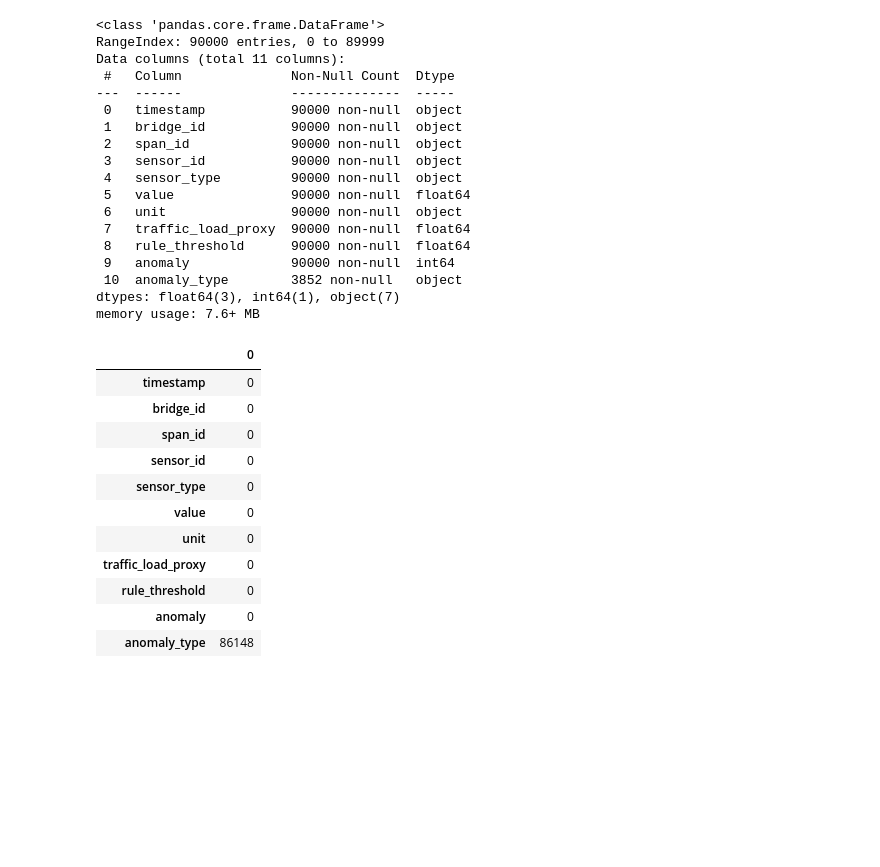
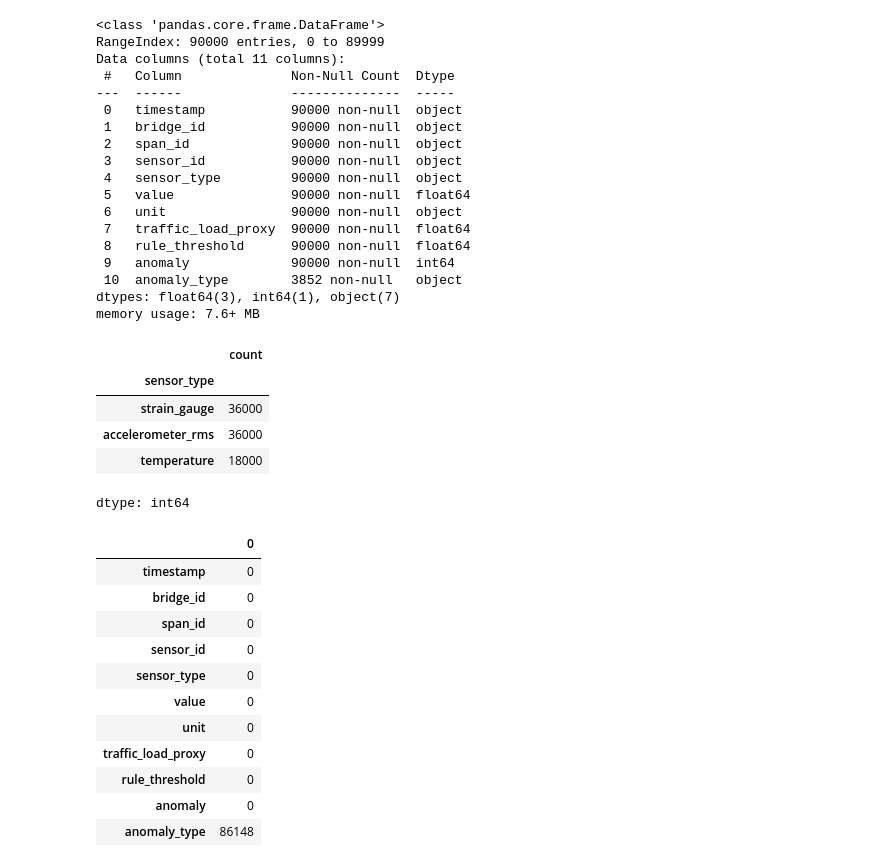
Before and after one commit to TipsyPanda/ComplexBridges, a Jupyter notebook: BridgeDataCleaning.ipynb, the cells around one changed output. Cells and saved outputs as stored; diff of their text form; code cells hidden in the pictures; blank space fills up the shorter version.

```diff
--- a/BridgeDataCleaning.ipynb
+++ b/BridgeDataCleaning.ipynb
@@ -32,25 +32,32 @@ bridgeData.head()
 | 4 | 2025-10-10T12:00:00 | BRIDGE_A01 | SPAN_2 | TMP_201 | temperature | 21.884280 | C | 0.5 | ... |
 # %%
 bridgeData.info()
+bridgeData['sensor_type'].value_counts()
 # %% [output]
 <class 'pandas.core.frame.DataFrame'>
 RangeIndex: 90000 entries, 0 to 89999
 Data columns (total 11 columns):
  #   Column              Non-Null Count  Dtype
 ---  ------              --------------  -----
  0   timestamp           90000 non-null  object
  1   bridge_id           90000 non-null  object
  2   span_id             90000 non-null  object
  3   sensor_id           90000 non-null  object
  4   sensor_type         90000 non-null  object
  5   value               90000 non-null  float64
  6   unit                90000 non-null  object
  7   traffic_load_proxy  90000 non-null  float64
  8   rule_threshold      90000 non-null  float64
  9   anomaly             90000 non-null  int64
  10  anomaly_type        3852 non-null   object
 dtypes: float64(3), int64(1), object(7)
 memory usage: 7.6+ MB
+|  | count |
+| sensor_type |  |
+| strain_gauge | 36000 |
+| accelerometer_rms | 36000 |
+| temperature | 18000 |
+dtype: int64
 # %%
 bridgeData.isna().sum()
 #only empty values in anomaly type since it only shows if there is an anomaly
```
Also changed, not shown: parts of 2 cells of this notebook.
